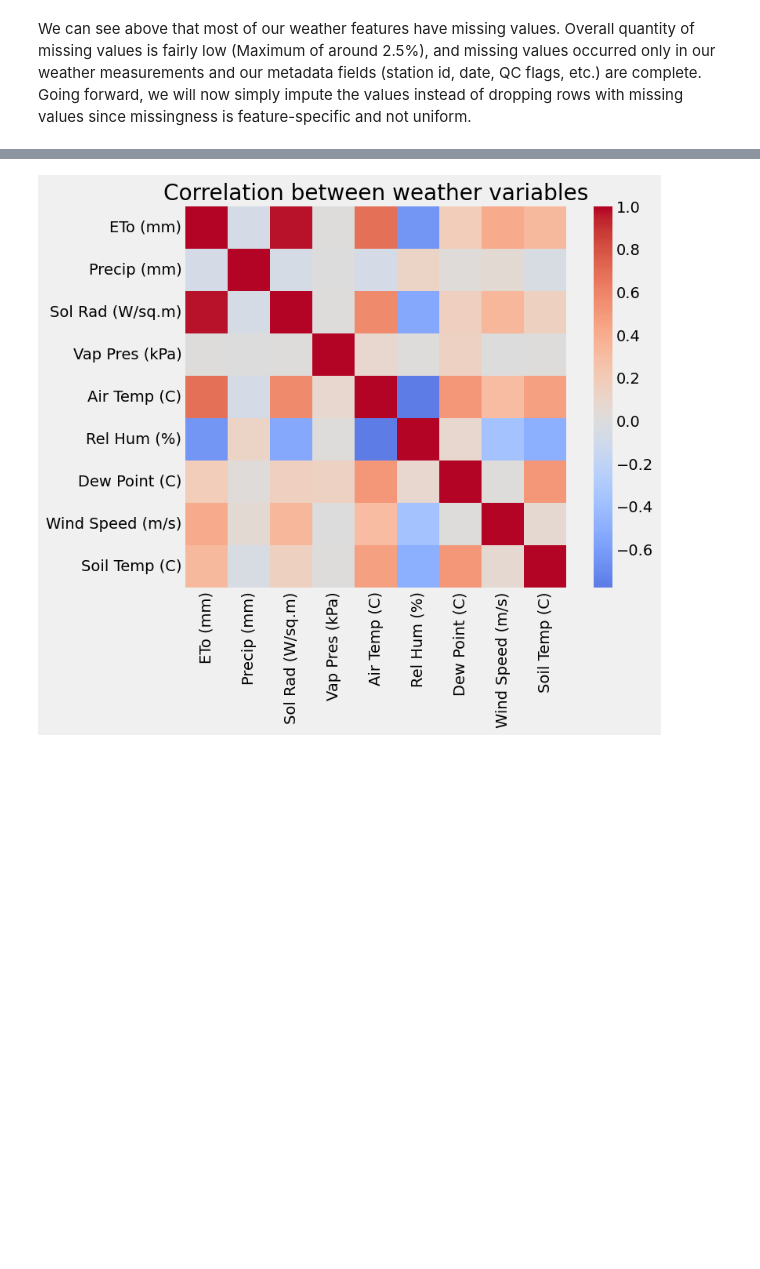
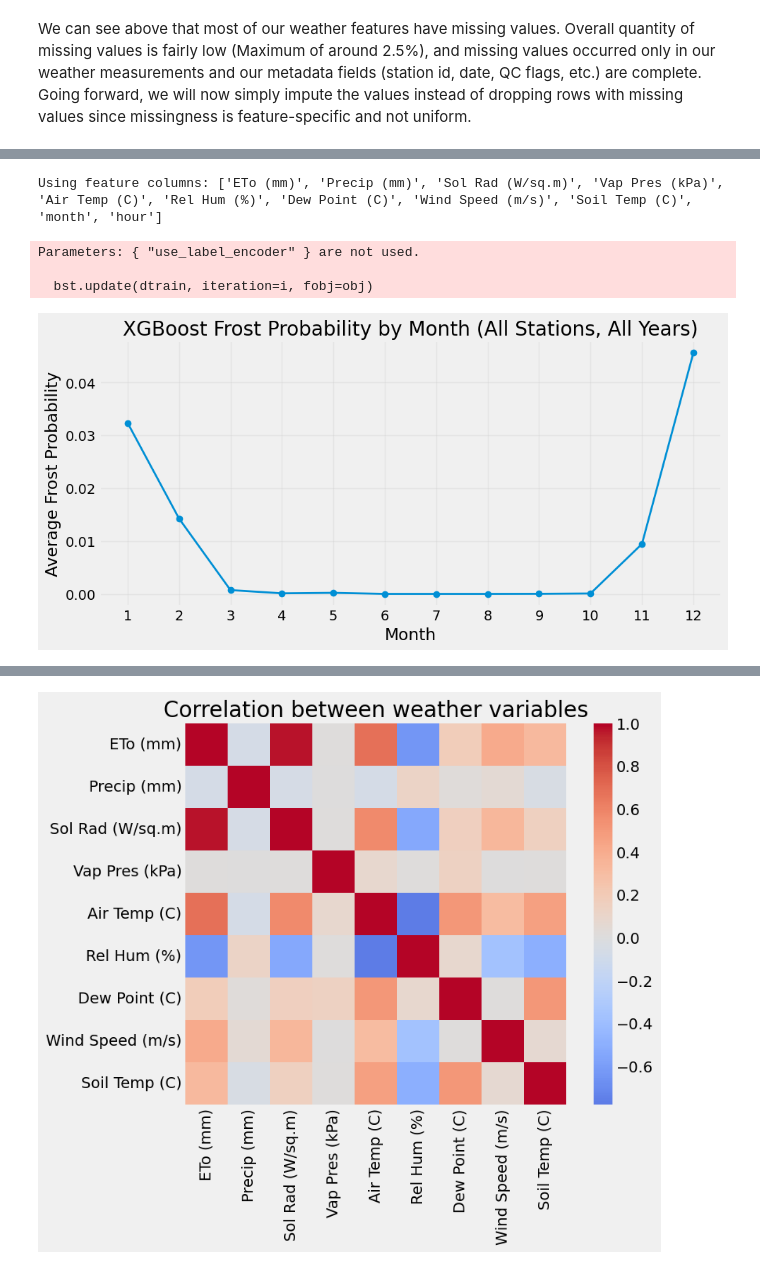
Before and after one commit to Aziz-Saries/frost-project, a Jupyter notebook: F3Project (12).ipynb, the cells around one changed output, grey strips where cells are left out. Cells and saved outputs as stored; diff of their text form; code cells hidden in the pictures; blank space fills up the shorter version.

```diff
--- a/F3Project (12).ipynb
+++ b/F3Project (12).ipynb
@@ -134,0 +170,45 @@ We can see above that most of our weather features have missing values. Overall
+# %%
+
+time_feats = ["month", "hour"]
+feature_cols = weather_cols + time_feats
+
+X = df[feature_cols]
+y = df["frost"]
+
+# Fit XGBoost classifier
+
+model = XGBClassifier(
+    n_estimators=200,
+    max_depth=4,
+    learning_rate=0.05,
+    subsample=0.8,
+    colsample_bytree=0.8,
+    eval_metric="logloss",
+    use_label_encoder=False
+)
+
+model.fit(X, y)
+
+# Predict frost probability for every hour
+df["frost_prob"] = model.predict_proba(X)[:, 1]
+
+
+# Average frost probability by month (all stations, all years)
+
+monthly_frost = df.groupby("month")["frost_prob"].mean()
+
+plt.figure(figsize=(10, 5))
+plt.plot(monthly_frost.index, monthly_frost.values, marker="o", linewidth=2)
+plt.title("XGBoost Frost Probability by Month (All Stations, All Years)")
+plt.xlabel("Month")
+plt.ylabel("Average Frost Probability")
+plt.xticks(range(1, 13))
+plt.grid(alpha=0.3)
+plt.tight_layout()
+plt.show()
+# %% [output]
+Using feature columns: ['ETo (mm)', 'Precip (mm)', 'Sol Rad (W/sq.m)', 'Vap Pres (kPa)', 'Air Temp (C)', 'Rel Hum (%)', 'Dew Point (C)', 'Wind Speed (m/s)', 'Soil Temp (C)', 'month', 'hour']
+Parameters: { "use_label_encoder" } are not used.
+
+  bst.update(dtrain, iteration=i, fobj=obj)
+[figure, added]
```
Also changed, not shown: parts of 9 cells of this notebook.
